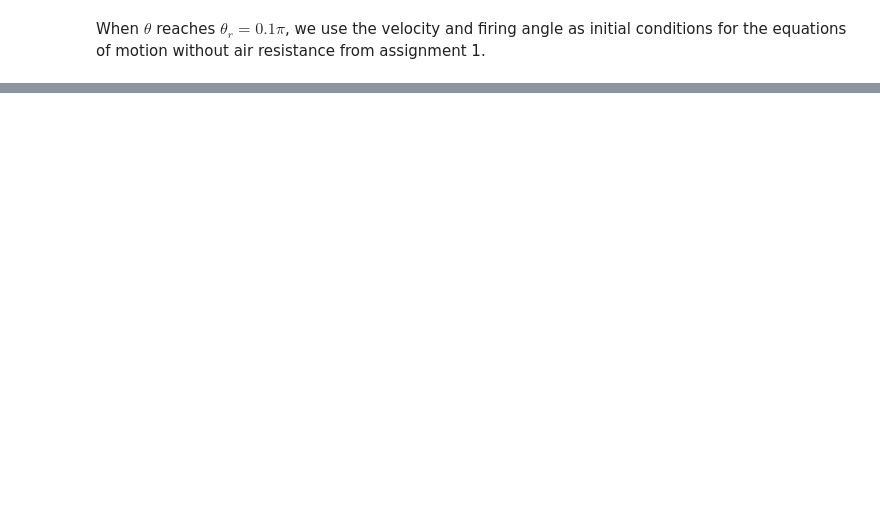
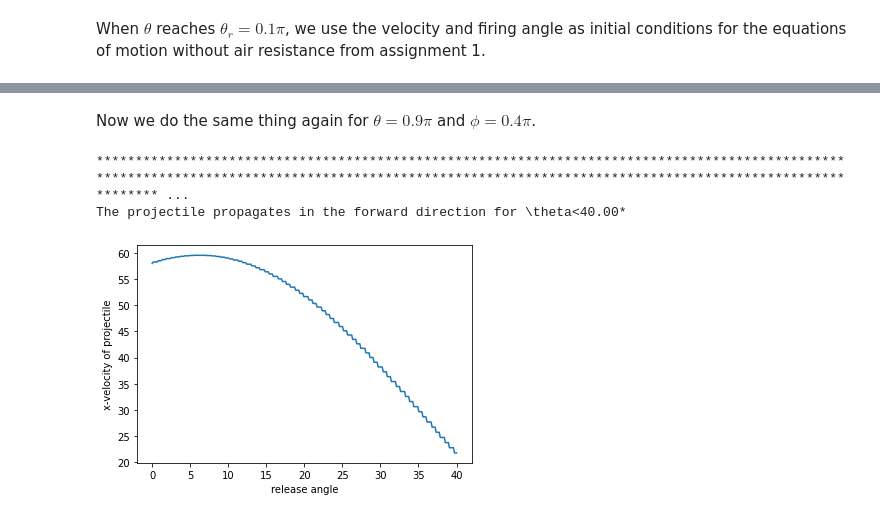
Before and after one commit to AndreasStapnes/klassmek-numerisk2, a Jupyter notebook: Computational assignment 2.ipynb, the cells around one changed output, grey strips where cells are left out. Drawn from its saved outputs; the diff is of its cells as text; code cells hidden in the pictures; blank space fills up the shorter version.

```diff
--- a/Computational assignment 2.ipynb
+++ b/Computational assignment 2.ipynb
@@ -81,0 +465,30 @@ We see that the trebuchet fires in the forward direction for angles $\theta_r$ b
+# %% [markdown]
+Now we do the same thing again for $\theta=0.9\pi$ and $\phi=0.4\pi$.
+# %%
+release_angles = np.linspace(0,40,300)*np.pi/180
+if __name__ == "__main__":
+    dt = 3e-3
+    initial_phase = Phase(theta=0.9*np.pi, theta_prime=0,
+                         psi=0.4*np.pi, psi_prime=0, dt=dt)
+    x_velocities = []
+    for release_angle in release_angles:
+        phase = initial_phase #Slik definert tidligere
+        phase = phase.propagate_until_release(release_angle)
+        cartesian_phase = phase.m2_cartesian_phase()
+        x, y, vx, vy = cartesian_phase
+        x_velocities.append(vx)
+        print("*",end="")
+
+    fig, ax = plt.subplots(1,1)
+    ax.plot(release_angles*180/np.pi, x_velocities)
+    ax.set_xlabel("release angle")
+    ax.set_ylabel("x-velocity of projectile")
+    for i in range(len(x_velocities)):
+        if x_velocities[i] <0:
+            break
+    print("")
+    print(fr"The projectile propagates in the forward direction for theta<{180/np.pi*release_angles[i]:.2f}*")
+# %% [output]
+******************************************************************************************************************************************************************************************************** ...
+The projectile propagates in the forward direction for \theta<40.00*
+[figure, added]
```
Also changed, not shown: parts of 18 cells of this notebook.
